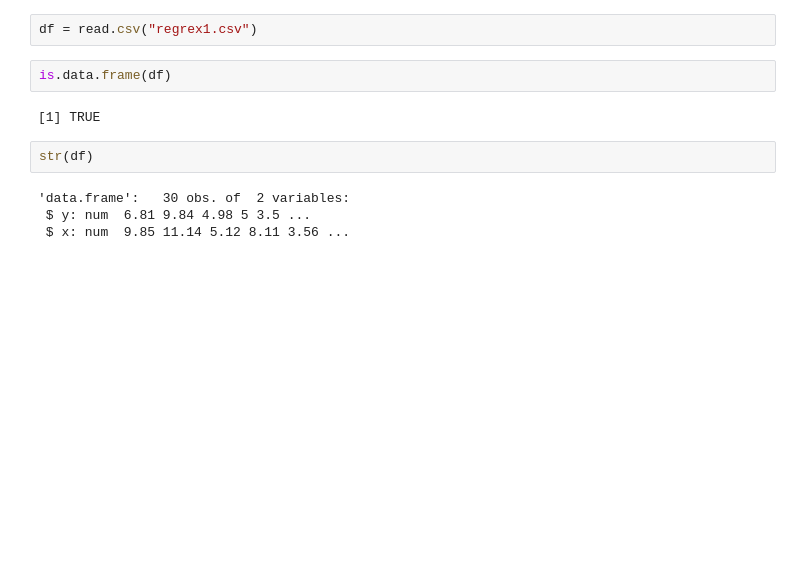
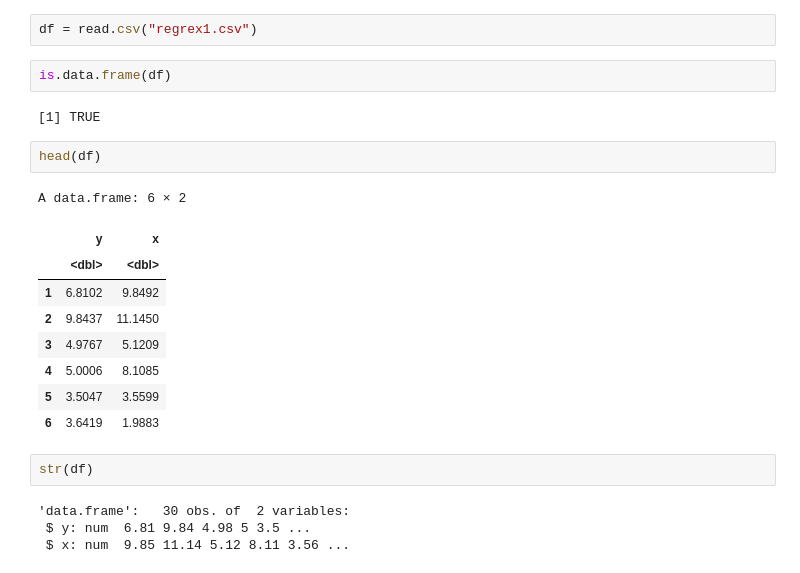
Before and after one commit to ZianneO/BSGP-LM, a Jupyter notebook: lmR.ipynb, the cells around one changed output. Saved outputs shown, nothing was run; the diff lists cells and outputs as text; blank space fills up the shorter version.

```diff
--- a/lmR.ipynb
+++ b/lmR.ipynb
@@ -8,6 +8,18 @@ df = read.csv("regrex1.csv")
 is.data.frame(df)
 # %% [output]
 [1] TRUE
+# %%
+head(df)
+# %% [output]
+A data.frame: 6 × 2
+|  | y | x |
+|  | <dbl> | <dbl> |
+| 1 | 6.8102 | 9.8492 |
+| 2 | 9.8437 | 11.1450 |
+| 3 | 4.9767 | 5.1209 |
+| 4 | 5.0006 | 8.1085 |
+| 5 | 3.5047 | 3.5599 |
+| 6 | 3.6419 | 1.9883 |
 # %%
 str(df)
 # %% [output]
```
Also changed, not shown: parts of 2 cells of this notebook.
